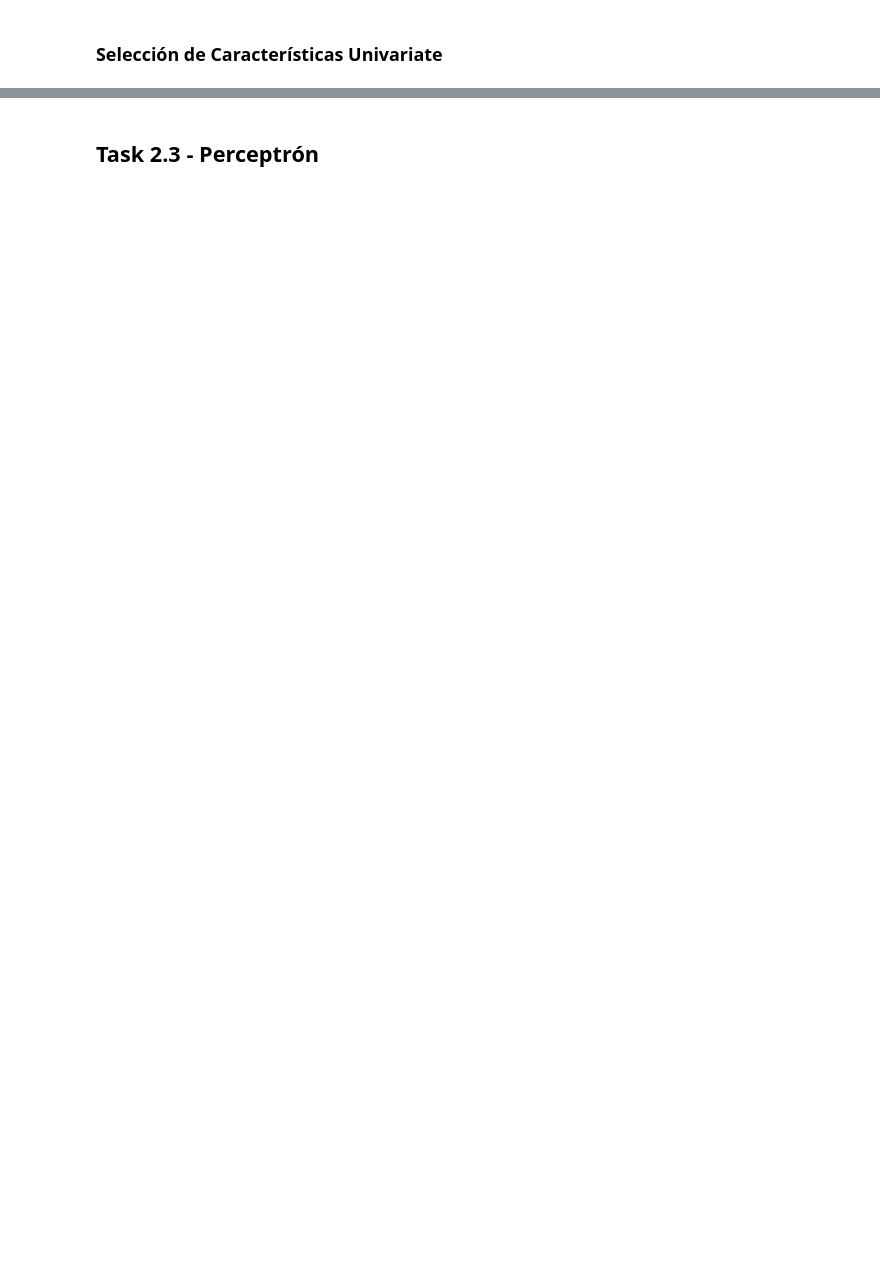
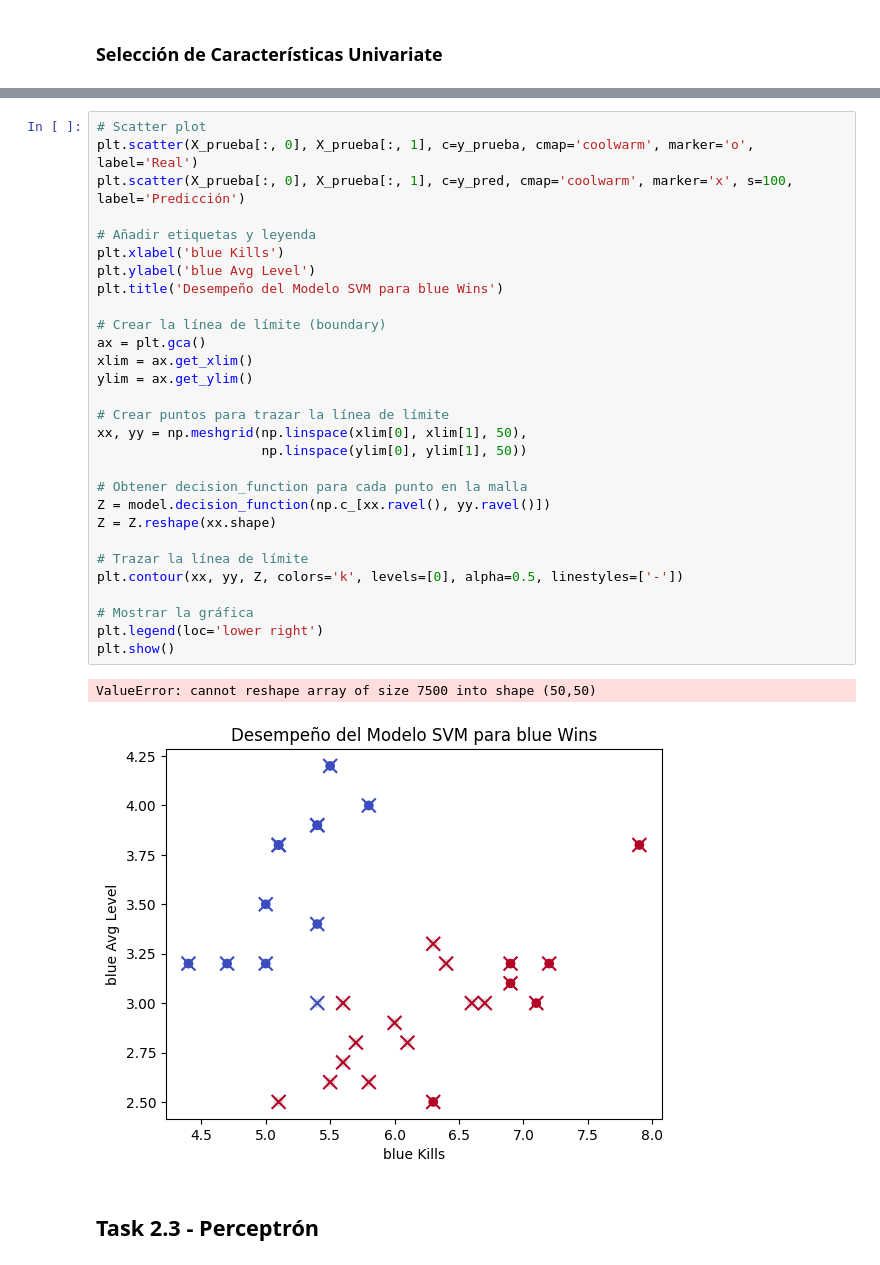
Before and after one commit to angelcast2002/Lab03-IA, a Jupyter notebook: lab03.ipynb, the cells around one changed output, grey strips where cells are left out. Cells and saved outputs as stored; diff of their text form; blank space fills up the shorter version.

```diff
--- a/lab03.ipynb
+++ b/lab03.ipynb
@@ -182,2 +231,34 @@ print(y)
+# %%
+# Scatter plot
+plt.scatter(X_prueba[:, 0], X_prueba[:, 1], c=y_prueba, cmap='coolwarm', marker='o', label='Real')
+plt.scatter(X_prueba[:, 0], X_prueba[:, 1], c=y_pred, cmap='coolwarm', marker='x', s=100, label='Predicción')
+
+# Añadir etiquetas y leyenda
+plt.xlabel('blue Kills')
+plt.ylabel('blue Avg Level')
+plt.title('Desempeño del Modelo SVM para blue Wins')
+
+# Crear la línea de límite (boundary)
+ax = plt.gca()
+xlim = ax.get_xlim()
+ylim = ax.get_ylim()
+
+# Crear puntos para trazar la línea de límite
+xx, yy = np.meshgrid(np.linspace(xlim[0], xlim[1], 50),
+                     np.linspace(ylim[0], ylim[1], 50))
+
+# Obtener decision_function para cada punto en la malla
+Z = model.decision_function(np.c_[xx.ravel(), yy.ravel()])
+Z = Z.reshape(xx.shape)
+
+# Trazar la línea de límite
+plt.contour(xx, yy, Z, colors='k', levels=[0], alpha=0.5, linestyles=['-'])
+
+# Mostrar la gráfica
+plt.legend(loc='lower right')
+plt.show()
+# %% [output]
+ValueError: cannot reshape array of size 7500 into shape (50,50)
+[figure, added]
 # %% [markdown]
 ## Task 2.3 - Perceptrón
```
Also changed, not shown: parts of 16 cells of this notebook.
